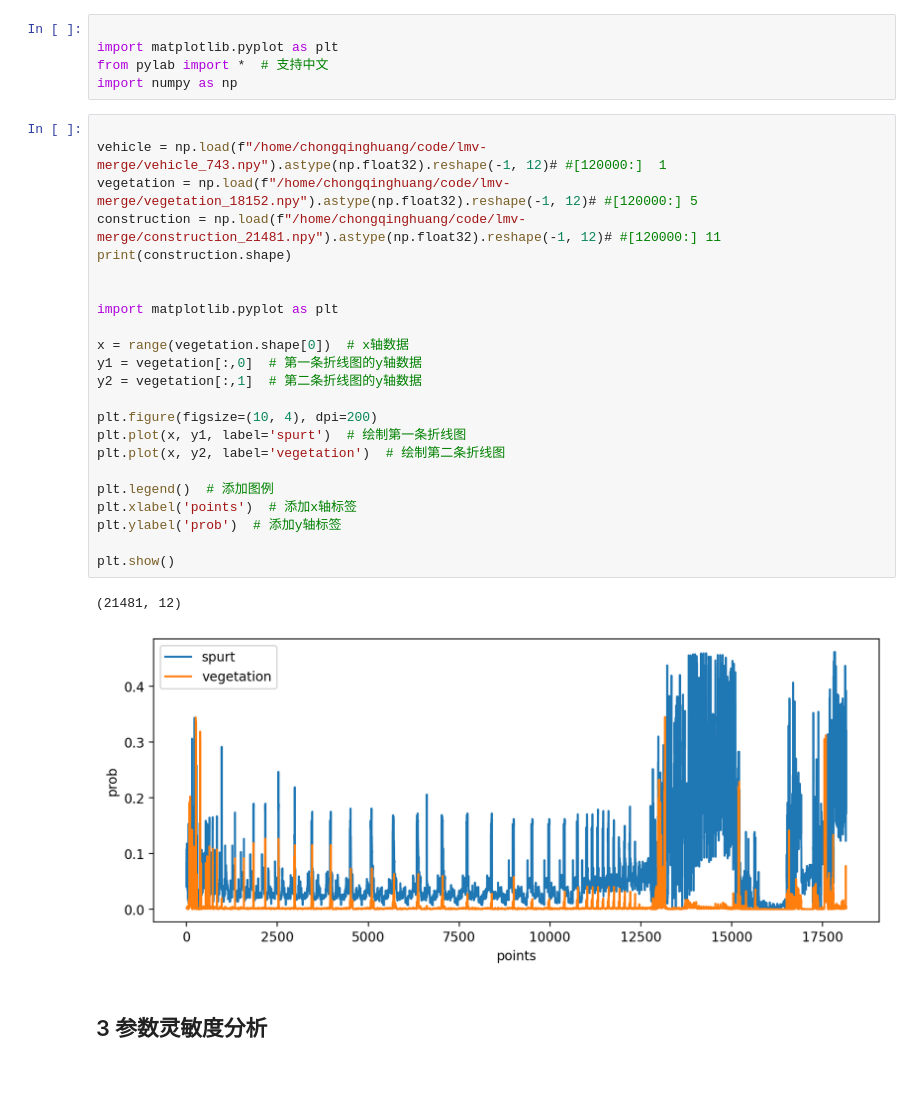
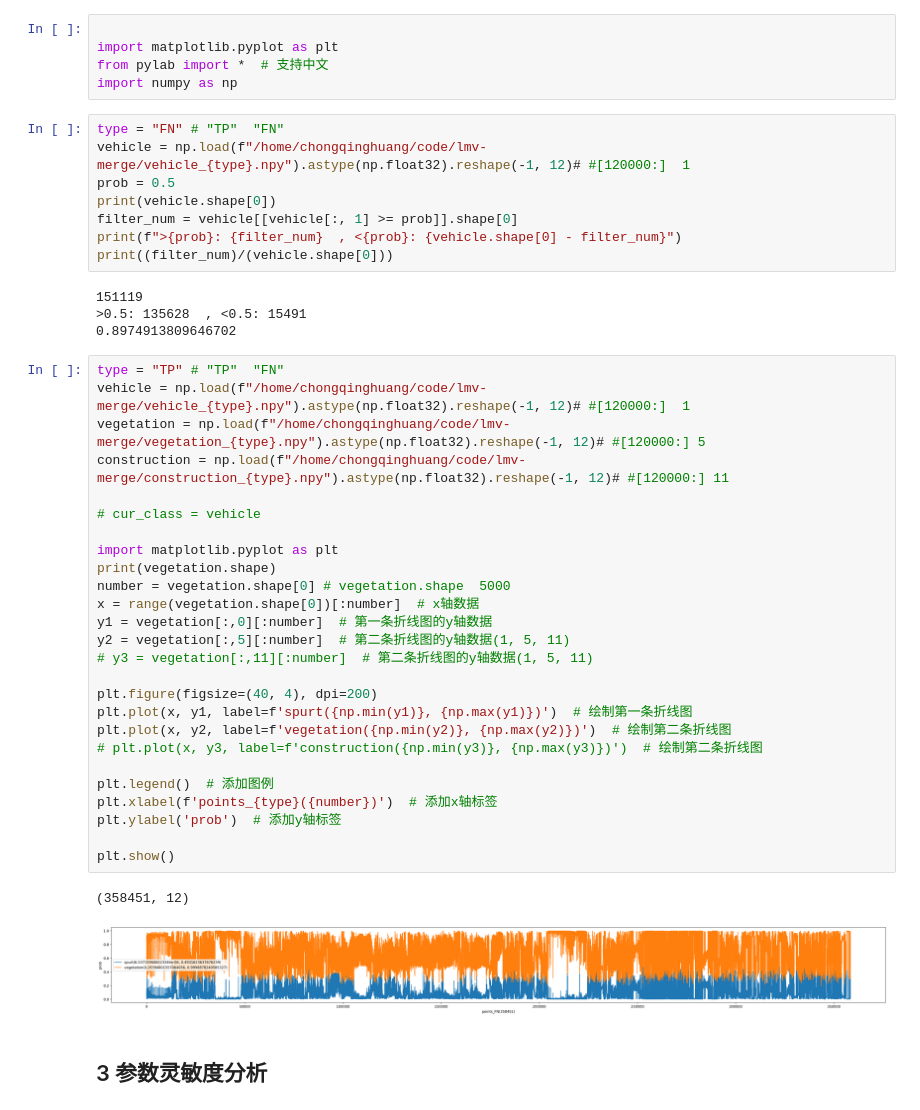
Before and after one commit to HuangCongQing/python-libraries, a Jupyter notebook: 03Matplotlib/应用/折线图.ipynb, the cells around one changed output. Drawn from its saved outputs; the diff is of its cells as text; blank space fills up the shorter version.

```diff
--- a/03Matplotlib/应用/折线图.ipynb
+++ b/03Matplotlib/应用/折线图.ipynb
@@ -5,32 +5,47 @@
 import matplotlib.pyplot as plt
 from pylab import *  # 支持中文
 import numpy as np
+# %%
+type = "FN" # "TP"  "FN"
+vehicle = np.load(f"/home/chongqinghuang/code/lmv-merge/vehicle_{type}.npy").astype(np.float32).reshape(-1, 12)# #[120000:]  1
+prob = 0.5
+print(vehicle.shape[0])
+filter_num = vehicle[[vehicle[:, 1] >= prob]].shape[0]
+print(f">{prob}: {filter_num}  , <{prob}: {vehicle.shape[0] - filter_num}")
+print((filter_num)/(vehicle.shape[0]))
+# %% [output]
+151119
+>0.5: 135628  , <0.5: 15491
+0.8974913809646702
 # %%
+type = "TP" # "TP"  "FN"
+vehicle = np.load(f"/home/chongqinghuang/code/lmv-merge/vehicle_{type}.npy").astype(np.float32).reshape(-1, 12)# #[120000:]  1
+vegetation = np.load(f"/home/chongqinghuang/code/lmv-merge/vegetation_{type}.npy").astype(np.float32).reshape(-1, 12)# #[120000:] 5
+construction = np.load(f"/home/chongqinghuang/code/lmv-merge/construction_{type}.npy").astype(np.float32).reshape(-1, 12)# #[120000:] 11
 
-vehicle = np.load(f"/home/chongqinghuang/code/lmv-merge/vehicle_743.npy").astype(np.float32).reshape(-1, 12)# #[120000:]  1
-vegetation = np.load(f"/home/chongqinghuang/code/lmv-merge/vegetation_18152.npy").astype(np.float32).reshape(-1, 12)# #[120000:] 5
-construction = np.load(f"/home/chongqinghuang/code/lmv-merge/construction_21481.npy").astype(np.float32).reshape(-1, 12)# #[120000:] 11
-print(construction.shape)
-
+# cur_class = vehicle
 
 import matplotlib.pyplot as plt
+print(vegetation.shape)
+number = vegetation.shape[0] # vegetation.shape  5000
+x = range(vegetation.shape[0])[:number]  # x轴数据
+y1 = vegetation[:,0][:number]  # 第一条折线图的y轴数据
+y2 = vegetation[:,5][:number]  # 第二条折线图的y轴数据(1, 5, 11)
+# y3 = vegetation[:,11][:number]  # 第二条折线图的y轴数据(1, 5, 11)
 
-x = range(vegetation.shape[0])  # x轴数据
-y1 = vegetation[:,0]  # 第一条折线图的y轴数据
-y2 = vegetation[:,1]  # 第二条折线图的y轴数据
-
-plt.figure(figsize=(10, 4), dpi=200)
-plt.plot(x, y1, label='spurt')  # 绘制第一条折线图
-plt.plot(x, y2, label='vegetation')  # 绘制第二条折线图
+plt.figure(figsize=(40, 4), dpi=200)
+plt.plot(x, y1, label=f'spurt({np.min(y1)}, {np.max(y1)})')  # 绘制第一条折线图
+plt.plot(x, y2, label=f'vegetation({np.min(y2)}, {np.max(y2)})')  # 绘制第二条折线图
+# plt.plot(x, y3, label=f'construction({np.min(y3)}, {np.max(y3)})')  # 绘制第二条折线图
 
 plt.legend()  # 添加图例
-plt.xlabel('points')  # 添加x轴标签
+plt.xlabel(f'points_{type}({number})')  # 添加x轴标签
 plt.ylabel('prob')  # 添加y轴标签
 
 plt.show()
 # %% [output]
-(21481, 12)
+(358451, 12)
-[figure, old version]
+[figure, new version]
 # %% [markdown]
 ## 3 参数灵敏度分析
 # %%
```
